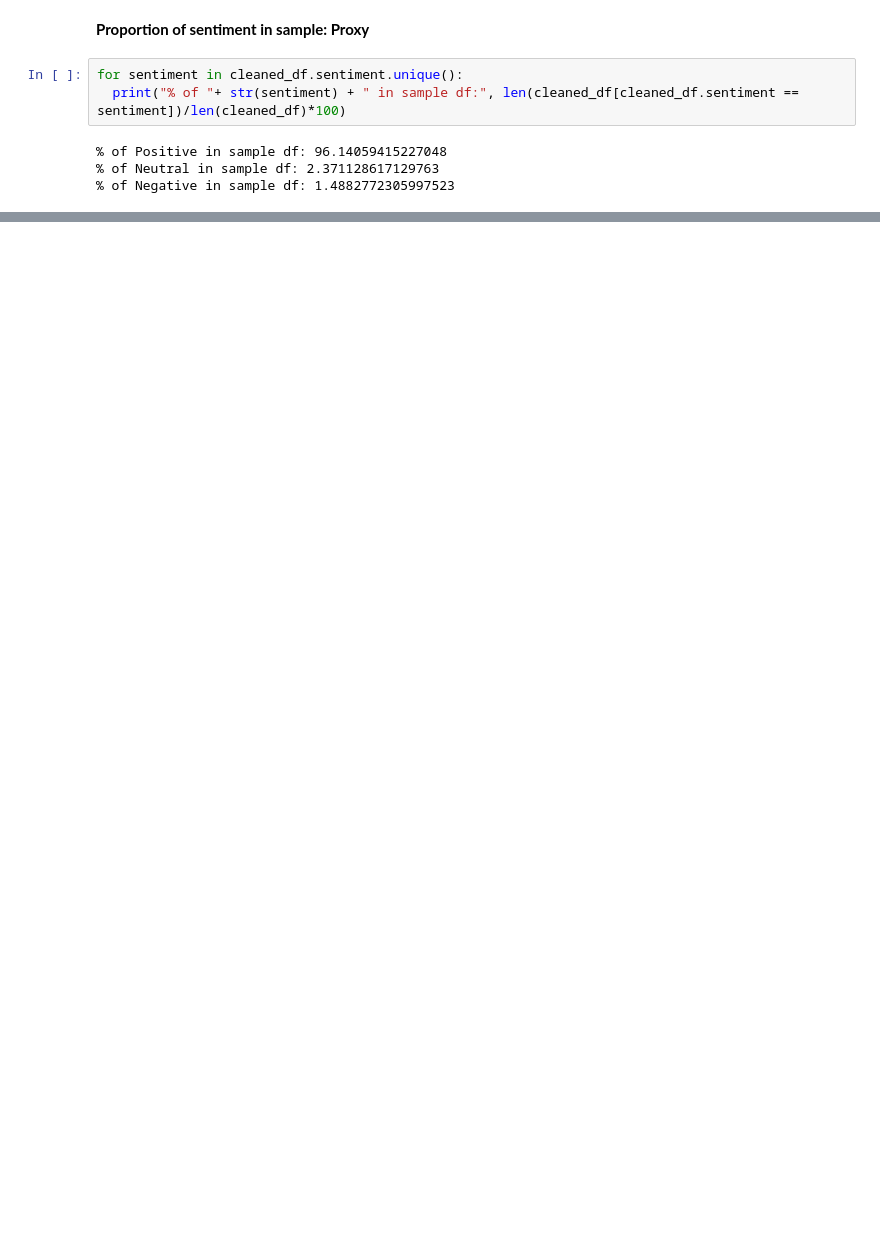
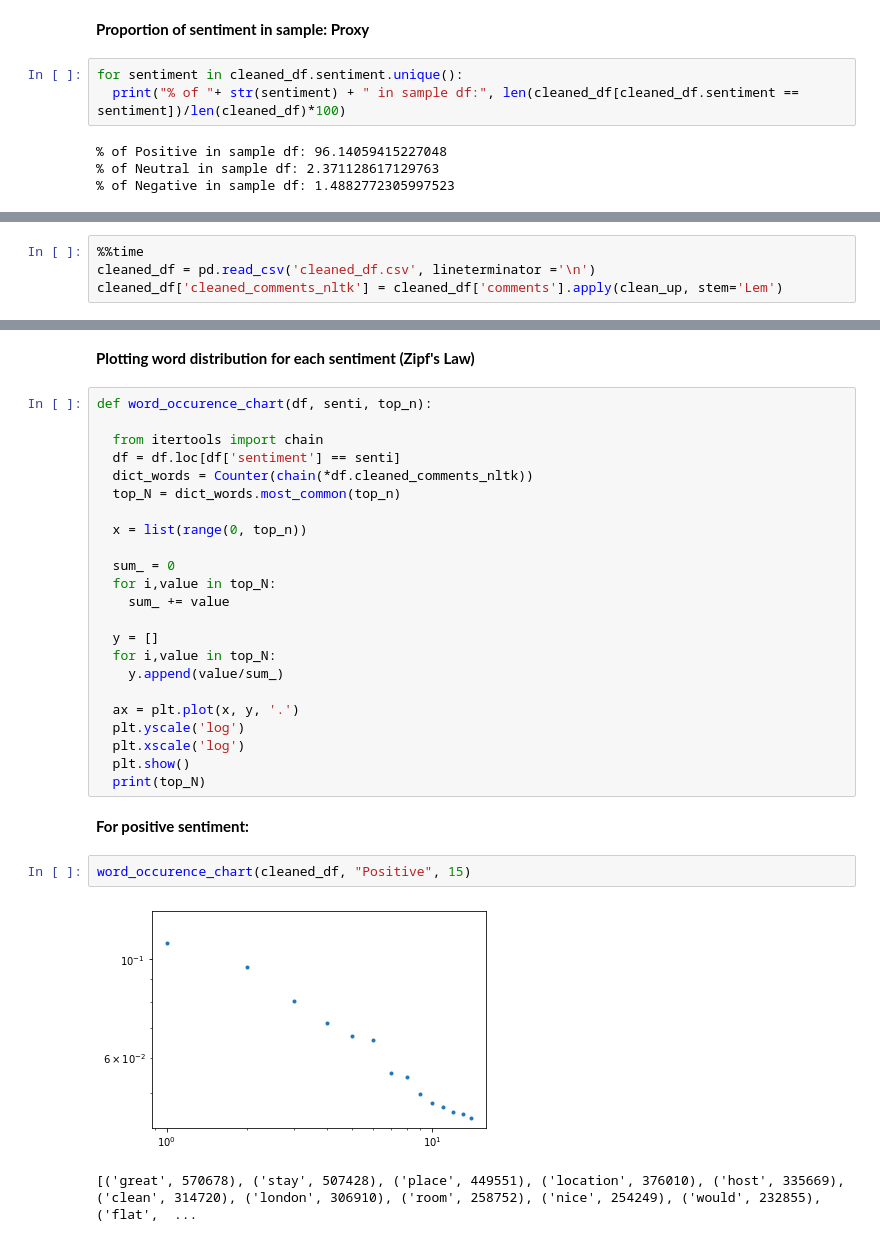
Before and after one commit to euisuck2/Unsupervised-Learning-1, a Jupyter notebook: Airbnb_Data_Base_Preprocessing.ipynb, the cells around one changed output, grey strips where cells are left out. Drawn from its saved outputs; the diff is of its cells as text; blank space fills up the shorter version.

```diff
--- a/Airbnb_Data_Base_Preprocessing.ipynb
+++ b/Airbnb_Data_Base_Preprocessing.ipynb
@@ -496,0 +481,4 @@ pd.read_csv('Datasets/cleaned_df.csv', lineterminator='\n')
+# %%
+%%time
+cleaned_df = pd.read_csv('cleaned_df.csv', lineterminator ='\n')
+cleaned_df['cleaned_comments_nltk'] = cleaned_df['comments'].apply(clean_up, stem='Lem')
@@ -496,0 +488,32 @@ pd.read_csv('Datasets/cleaned_df.csv', lineterminator='\n')
+# %% [markdown]
+**Plotting word distribution for each sentiment (Zipf's Law)**
+# %%
+def word_occurence_chart(df, senti, top_n):
+
+  from itertools import chain
+  df = df.loc[df['sentiment'] == senti]
+  dict_words = Counter(chain(*df.cleaned_comments_nltk))
+  top_N = dict_words.most_common(top_n)
+
+  x = list(range(0, top_n))
+
+  sum_ = 0
+  for i,value in top_N:
+    sum_ += value
+
+  y = []
+  for i,value in top_N:
+    y.append(value/sum_)
+
+  ax = plt.plot(x, y, '.')
+  plt.yscale('log')
+  plt.xscale('log')
+  plt.show()
+  print(top_N)
+# %% [markdown]
+**For positive sentiment:**
+# %%
+word_occurence_chart(cleaned_df, "Positive", 15)
+# %% [output]
+[figure, added]
+[('great', 570678), ('stay', 507428), ('place', 449551), ('location', 376010), ('host', 335669), ('clean', 314720), ('london', 306910), ('room', 258752), ('nice', 254249), ('would', 232855), ('flat',  ...
```
Also changed, not shown: parts of 32 cells of this notebook.
